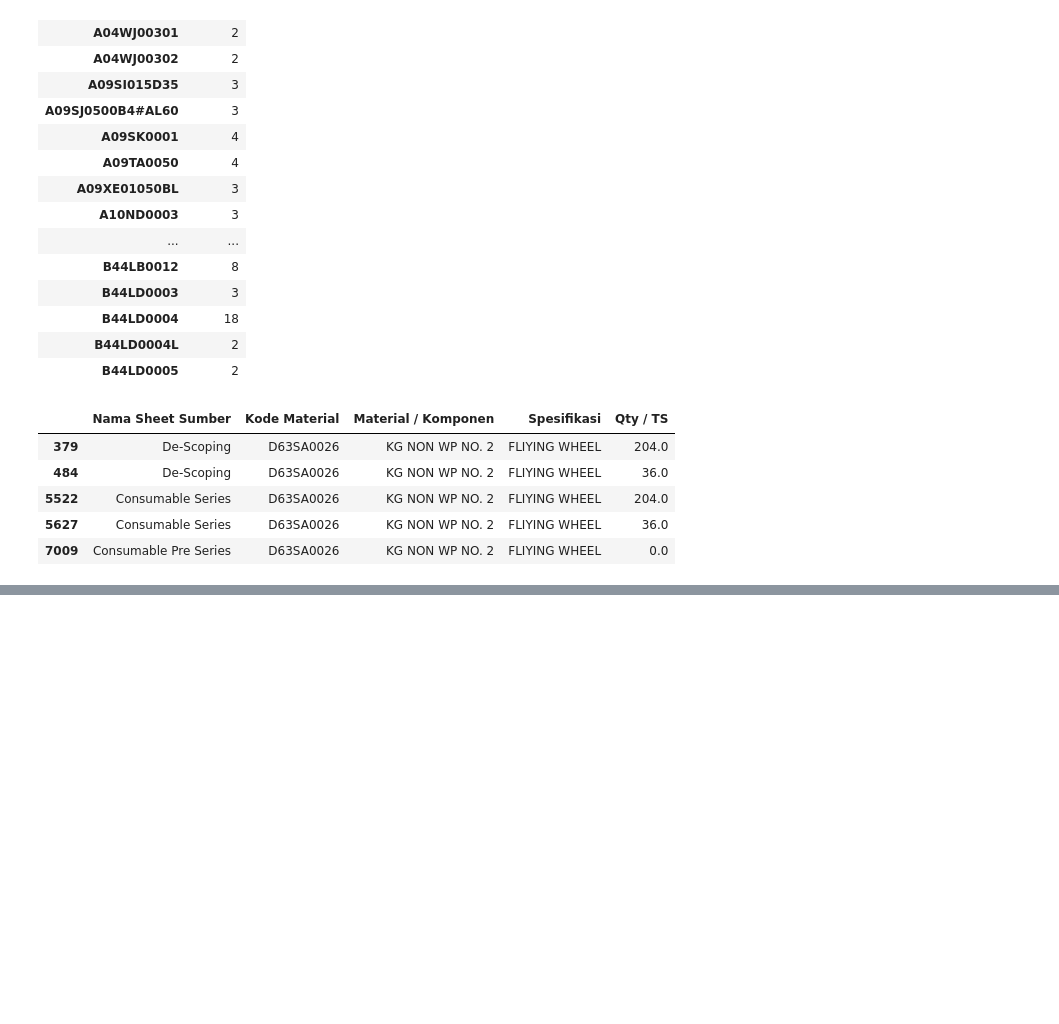
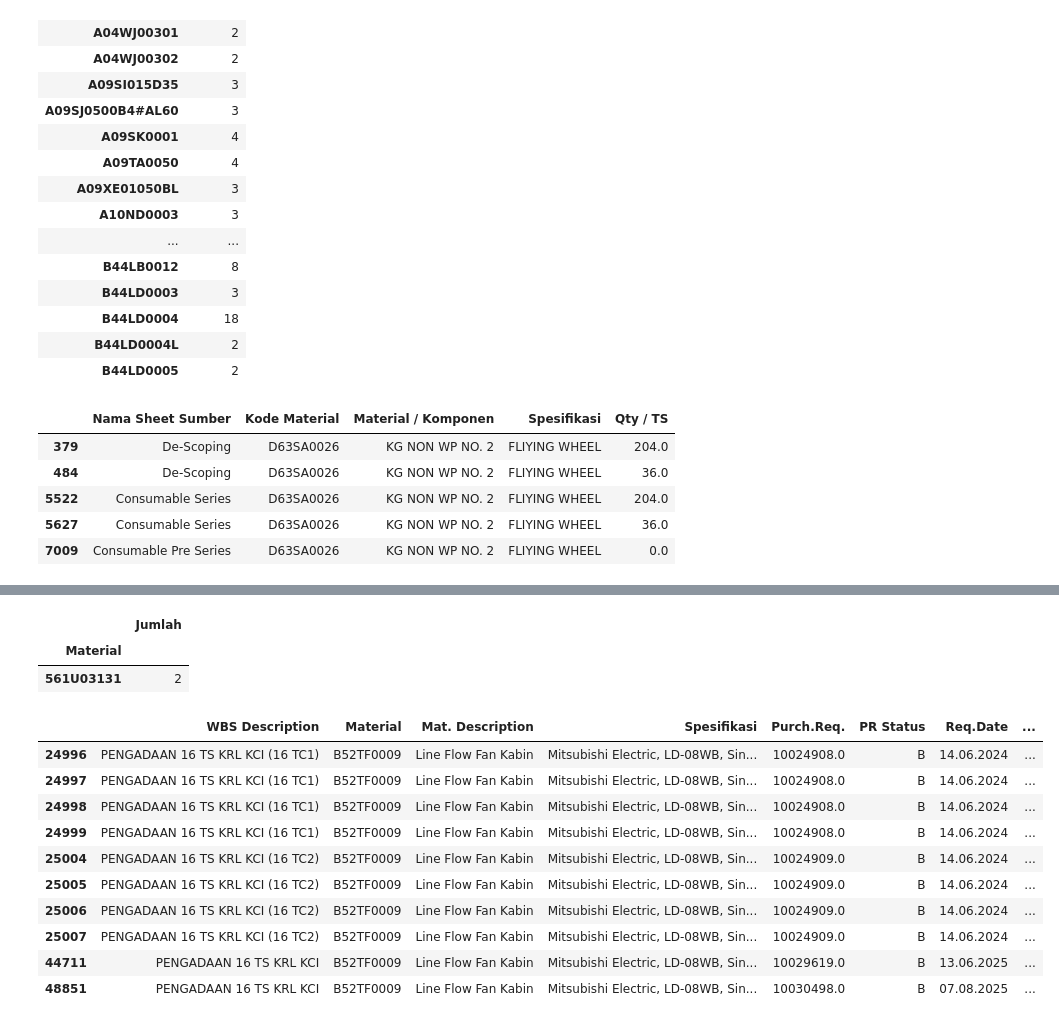
Before and after one commit to widura26/recap-automation, a Jupyter notebook: recap_automation.ipynb, the cells around one changed output, grey strips where cells are left out. Drawn from its saved outputs; the diff is of its cells as text; code cells hidden in the pictures; blank space fills up the shorter version.

```diff
--- a/recap_automation.ipynb
+++ b/recap_automation.ipynb
@@ -814,0 +817,5 @@ data[data["Kode Material"] == "D63SA0026"]
+# %%
+sapdataseturl = "https://docs.google.com/spreadsheets/d/1jnuEazMkGxbXcvP2mvvGlRZQZR-N0FMPf3aNhw5lH7Q/export?format=csv&gid=826586568"
+
+sapdataset = pd.read_csv(sapdataseturl, low_memory=False)
+sapdataset.columns = sapdataset.columns.str.strip()
@@ -814,0 +842,21 @@ data[data["Kode Material"] == "D63SA0026"]
+# %%
+sapdataset = sapdataset[[
+    "WBS Description",
+    "Material",
+    "Mat. Description",
+    "Spesifikasi",
+    "Purch.Req.",
+    "PR Status",
+    "Req.Date",
+    "PR Deliv. Dat",
+    "Chngd on",
+    "Qty Requested",
+    "Un",
+    "PO Number",
+    "PO Date",
+    "PO Deliv. Dat",
+    "Ordered",
+    "Created by",
+    "Requested By",
+    "Matl Group"
+  ]]
@@ -814,0 +883,23 @@ data[data["Kode Material"] == "D63SA0026"]
+# %%
+#grouping data based on kode Material
+komatUniqueData = sapdataset.groupby("Material").size().to_frame(name="Jumlah").head()
+komatUniqueData[komatUniqueData["Jumlah"] == 2]
+# %% [output]
+|  | Jumlah |
+| Material |  |
+| 561U03131 | 2 |
+# %%
+# Contoh data Material yang sama namun no pr nya berbeda.
+sapdataset[sapdataset["Material"] == "B52TF0009"]
+# %% [output]
+|  | WBS Description | Material | Mat. Description | Spesifikasi | Purch.Req. | PR Status | Req.Date | ... |
+| 24996 | PENGADAAN 16 TS KRL KCI (16 TC1) | B52TF0009 | Line Flow Fan Kabin | Mitsubishi Electric, LD-08WB, Sin... | 10024908.0 | B | 14.06.2024 | ... |
+| 24997 | PENGADAAN 16 TS KRL KCI (16 TC1) | B52TF0009 | Line Flow Fan Kabin | Mitsubishi Electric, LD-08WB, Sin... | 10024908.0 | B | 14.06.2024 | ... |
+| 24998 | PENGADAAN 16 TS KRL KCI (16 TC1) | B52TF0009 | Line Flow Fan Kabin | Mitsubishi Electric, LD-08WB, Sin... | 10024908.0 | B | 14.06.2024 | ... |
+| 24999 | PENGADAAN 16 TS KRL KCI (16 TC1) | B52TF0009 | Line Flow Fan Kabin | Mitsubishi Electric, LD-08WB, Sin... | 10024908.0 | B | 14.06.2024 | ... |
+| 25004 | PENGADAAN 16 TS KRL KCI (16 TC2) | B52TF0009 | Line Flow Fan Kabin | Mitsubishi Electric, LD-08WB, Sin... | 10024909.0 | B | 14.06.2024 | ... |
+| 25005 | PENGADAAN 16 TS KRL KCI (16 TC2) | B52TF0009 | Line Flow Fan Kabin | Mitsubishi Electric, LD-08WB, Sin... | 10024909.0 | B | 14.06.2024 | ... |
+| 25006 | PENGADAAN 16 TS KRL KCI (16 TC2) | B52TF0009 | Line Flow Fan Kabin | Mitsubishi Electric, LD-08WB, Sin... | 10024909.0 | B | 14.06.2024 | ... |
+| 25007 | PENGADAAN 16 TS KRL KCI (16 TC2) | B52TF0009 | Line Flow Fan Kabin | Mitsubishi Electric, LD-08WB, Sin... | 10024909.0 | B | 14.06.2024 | ... |
+| 44711 | PENGADAAN 16 TS KRL KCI | B52TF0009 | Line Flow Fan Kabin | Mitsubishi Electric, LD-08WB, Sin... | 10029619.0 | B | 13.06.2025 | ... |
+| 48851 | PENGADAAN 16 TS KRL KCI | B52TF0009 | Line Flow Fan Kabin | Mitsubishi Electric, LD-08WB, Sin... | 10030498.0 | B | 07.08.2025 | ... |
```
Also changed, not shown: parts of 15 cells of this notebook.
